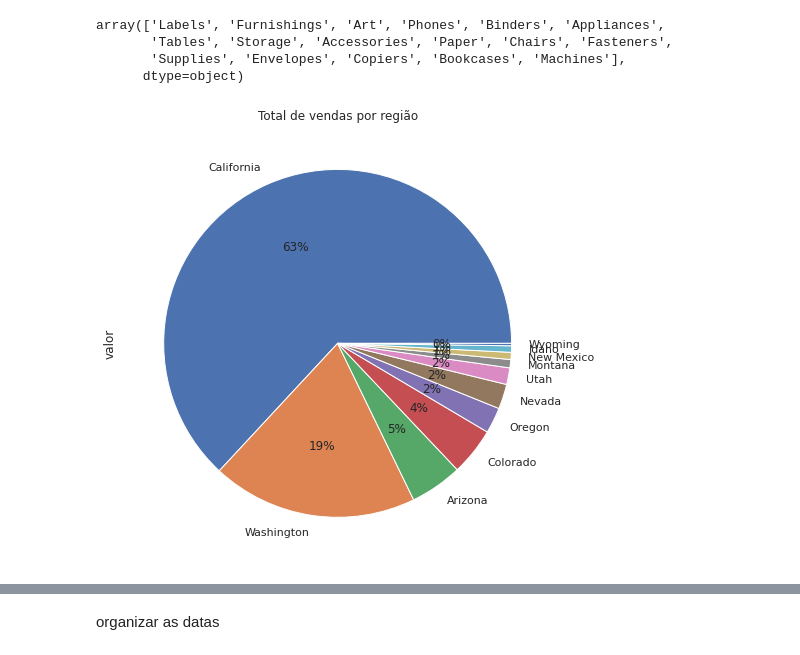
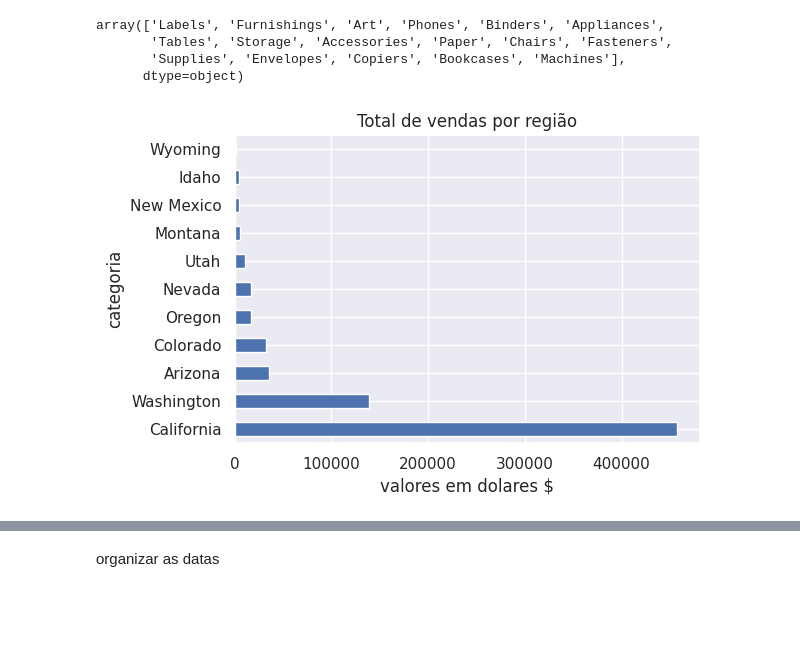
Before and after one commit to EdioHub/Walmart-Agrupamento-e-previs-o-de-vendas, a Jupyter notebook: Github__Walmart_agrupamento_e_previsão_de_vendas.ipynb, the cells around one changed output, grey strips where cells are left out. Cells and saved outputs as stored; diff of their text form; code cells hidden in the pictures; blank space fills up the shorter version.

```diff
--- a/Github__Walmart_agrupamento_e_previsão_de_vendas.ipynb
+++ b/Github__Walmart_agrupamento_e_previsão_de_vendas.ipynb
@@ -9,3 +14,5 @@ import seaborn as sns
+# %%
+datawal = pd.read_csv('/content/drive/MyDrive/Projetos git/05-Walmart /walmart dataset/Walmart.csv')
 # %%
-datawal= pd.read_csv("/content/Walmart.csv")
-datawal
+# datawal= pd.read_csv("/content/Walmart.csv")
+# datawal
@@ -150,16 +143,19 @@ array(['Labels', 'Furnishings', 'Art', 'Phones', 'Binders', 'Appliances',
        'Supplies', 'Envelopes', 'Copiers', 'Bookcases', 'Machines'],
       dtype=object)
 # %%
-# Group the data by region and sum the sales
+import matplotlib.pyplot as plt
+# Group the data by category and sum the sales
 venda_regional = datawal.groupby("estado")["valor"].sum()
-plt.figure(figsize=(10,8) )
-# Sort the sales by descending order and plot a pie chart
-venda_regional.sort_values(ascending=False).plot( kind='pie', y='votes_of_each_class', autopct='%1.0f%%')
+# Sort the sales by descending order and plot a bar chart
+plt.figure(figsize=(6,4))# plotsize sempre o primeiro
+venda_regional.sort_values(ascending=False).plot(kind="barh")
 plt.title("Total de vendas por região")
-#plt.ylabel("")
+
+plt.xlabel("valores em dolares $")
+plt.ylabel("categoria")
 plt.show()
 # %% [output]
-[figure, old version]
+[figure, new version]
 # %%
 # Group the data by region and sum the sales
 produto = datawal.groupby("categoria")["valor"].sum()
```
Also changed, not shown: parts of 27 cells of this notebook.
